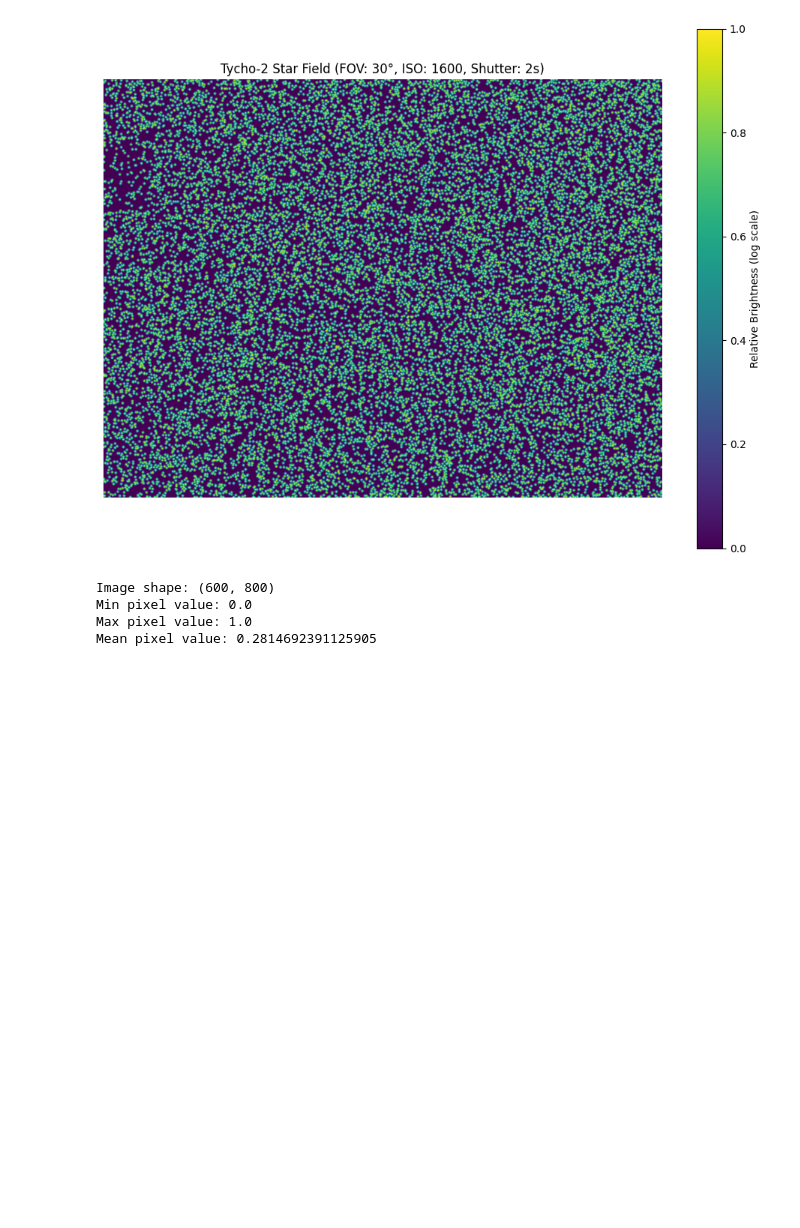
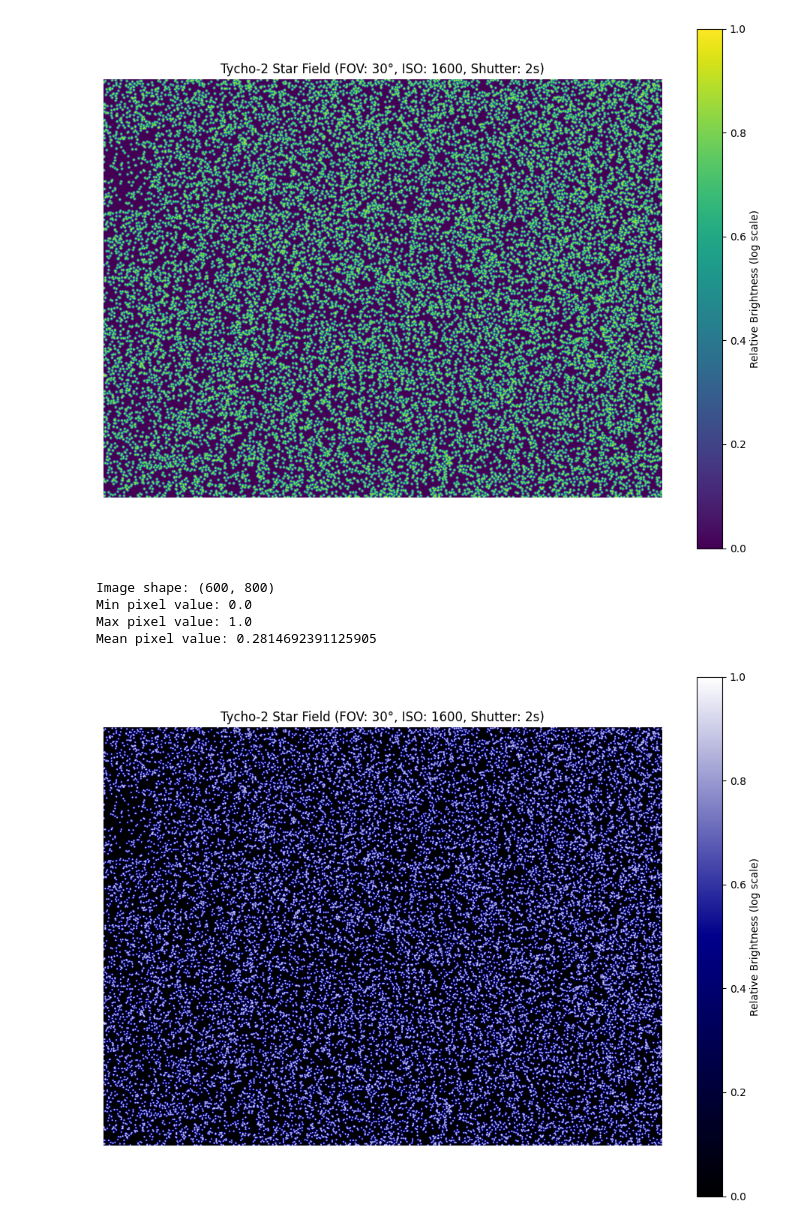
Before and after one commit to djmango/starfinder, a Jupyter notebook: viz.ipynb, the cells around one changed output. Drawn from its saved outputs; the diff is of its cells as text; code cells hidden in the pictures; blank space fills up the shorter version.

Commit message:
:lipstick: (Visualization) Better colors for viz, purely cosmetic

```diff
--- a/viz.ipynb
+++ b/viz.ipynb
@@ -262,3 +262,18 @@ Image shape: (600, 800)
 Min pixel value: 0.0
 Max pixel value: 1.0
 Mean pixel value: 0.2814692391125905
+# %%
+# Create a custom colormap for stars (black to white)
+
+colors = ['black', 'darkblue', 'white']
+star_cmap = LinearSegmentedColormap.from_list("star_cmap", colors, N=256)
+
+# Display the image
+plt.figure(figsize=(12, 9))
+plt.imshow(image, cmap=star_cmap, origin="lower")
+plt.title(f"Tycho-2 Star Field (FOV: {fov}°, ISO: {iso}, Shutter: {shutter_speed}s)")
+plt.axis("off")
+plt.colorbar(label="Relative Brightness (log scale)")
+plt.show()
+# %% [output]
+[figure, added]
```
